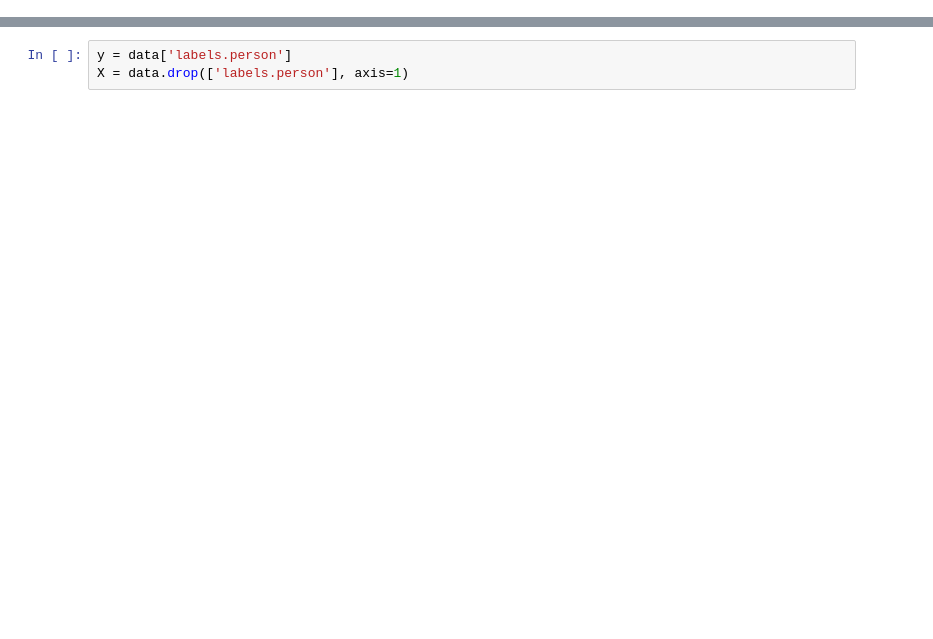
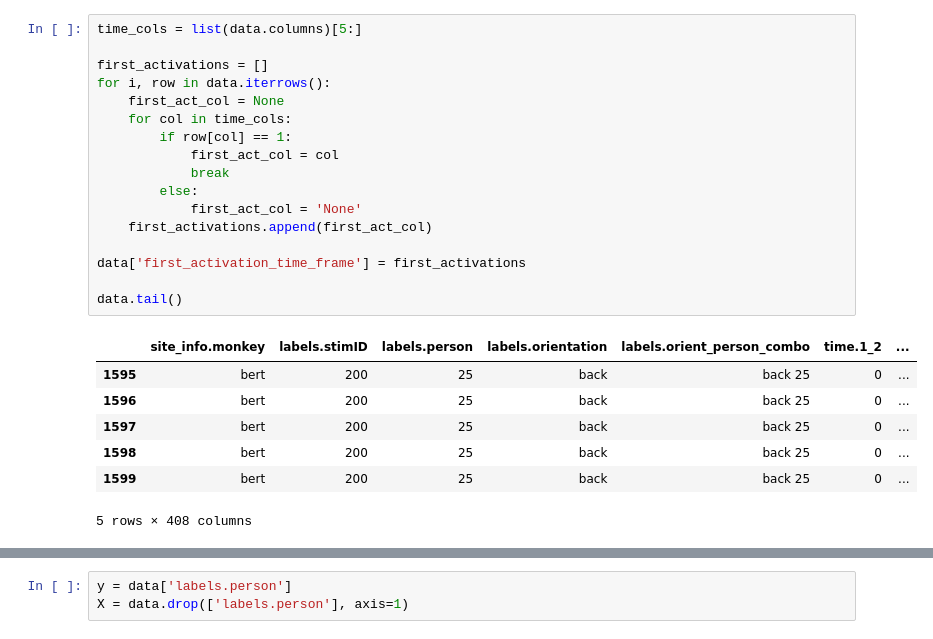
Before and after one commit to wolstone/CMSE381-Project, a Jupyter notebook: temp.ipynb, the cells around one changed output, grey strips where cells are left out. Cells and saved outputs as stored; diff of their text form; blank space fills up the shorter version.

```diff
--- a/temp.ipynb
+++ b/temp.ipynb
@@ -34,3 +71,28 @@ data.head()
+# %%
+time_cols = list(data.columns)[5:]
+
+first_activations = []
+for i, row in data.iterrows():
+    first_act_col = None
+    for col in time_cols:
+        if row[col] == 1:
+            first_act_col = col
+            break
+        else:
+            first_act_col = 'None'
+    first_activations.append(first_act_col)
+
+data['first_activation_time_frame'] = first_activations
+
+data.tail()
+# %% [output]
+|  | site_info.monkey | labels.stimID | labels.person | labels.orientation | labels.orient_person_combo | time.1_2 | ... |
+| 1595 | bert | 200 | 25 | back | back 25 | 0 | ... |
+| 1596 | bert | 200 | 25 | back | back 25 | 0 | ... |
+| 1597 | bert | 200 | 25 | back | back 25 | 0 | ... |
+| 1598 | bert | 200 | 25 | back | back 25 | 0 | ... |
+| 1599 | bert | 200 | 25 | back | back 25 | 0 | ... |
+5 rows × 408 columns
 # %%
 label_encoder = LabelEncoder()
 data = data.apply(label_encoder.fit_transform)
```
Also changed, not shown: parts of 15 cells of this notebook.
